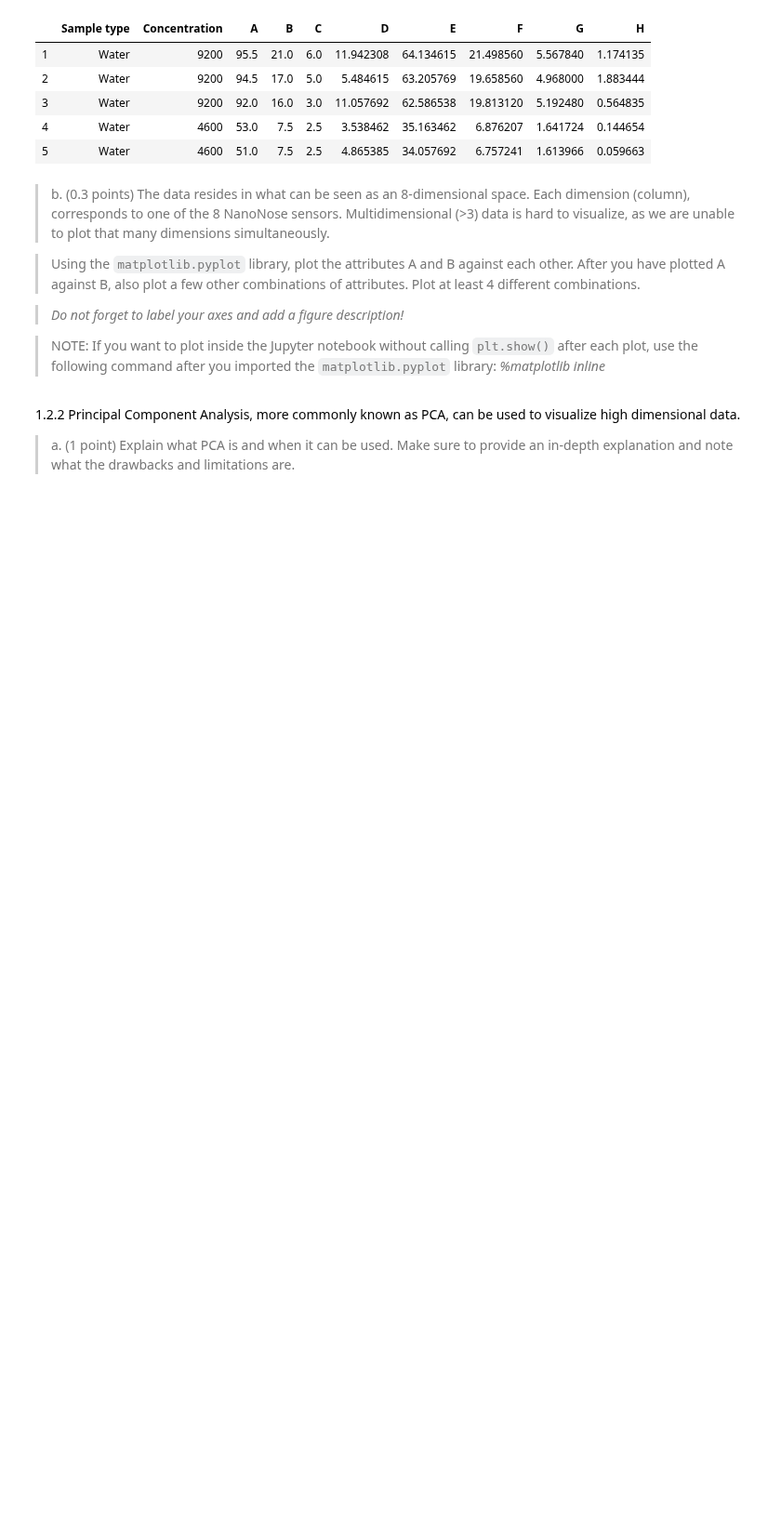
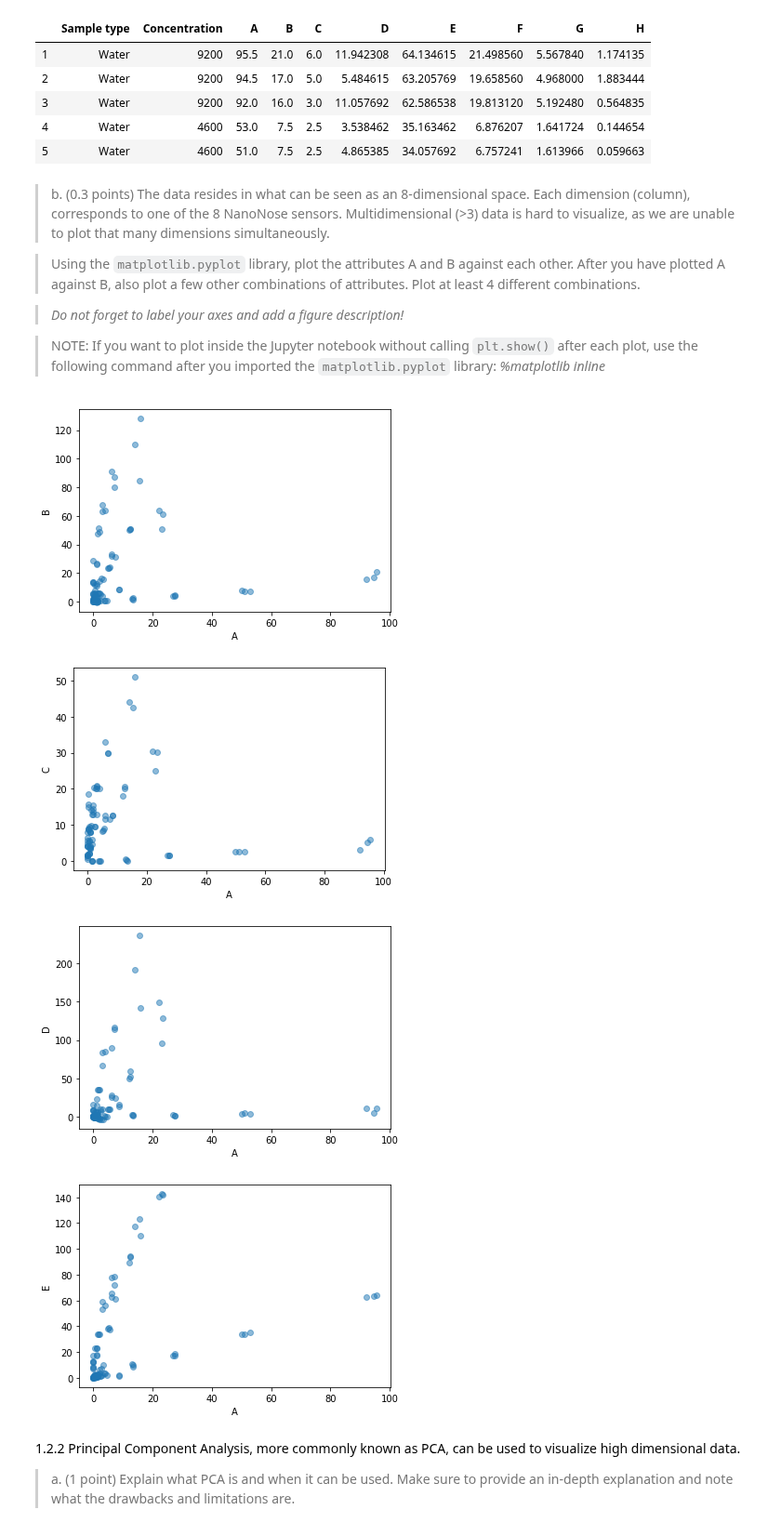
Before and after one commit to gabrielraya/Data-Mining, a Jupyter notebook: Assignment_1.ipynb, the cells around one changed output. Shown at 93% size. Drawn from its saved outputs; the diff is of its cells as text; code cells hidden in the pictures; blank space fills up the shorter version.

```diff
--- a/Assignment_1.ipynb
+++ b/Assignment_1.ipynb
@@ -386,6 +386,24 @@ data.head()
 
 > NOTE: If you want to plot inside the Jupyter notebook without calling `plt.show()` after each plot, use the following command after you imported the `matplotlib.pyplot` library:
 *%matplotlib inline*
+# %%
+import matplotlib.pyplot as plt
+
+def scatter_plot(sensor1, sensor2):
+    plt.scatter(getattr(data, sensor1), getattr(data, sensor2), alpha=.5)
+    plt.xlabel(sensor1)
+    plt.ylabel(sensor2)
+    plt.show()
+
+scatter_plot('A', 'B')
+scatter_plot('A', 'C')
+scatter_plot('A', 'D')
+scatter_plot('A', 'E')
+# %% [output]
+[figure, added]
+[figure, added]
+[figure, added]
+[figure, added]
 # %% [markdown]
 
 1.2.2 Principal Component Analysis, more commonly known as PCA, can be used to visualize high dimensional data.
```
Also changed, not shown: parts of 4 cells of this notebook.
